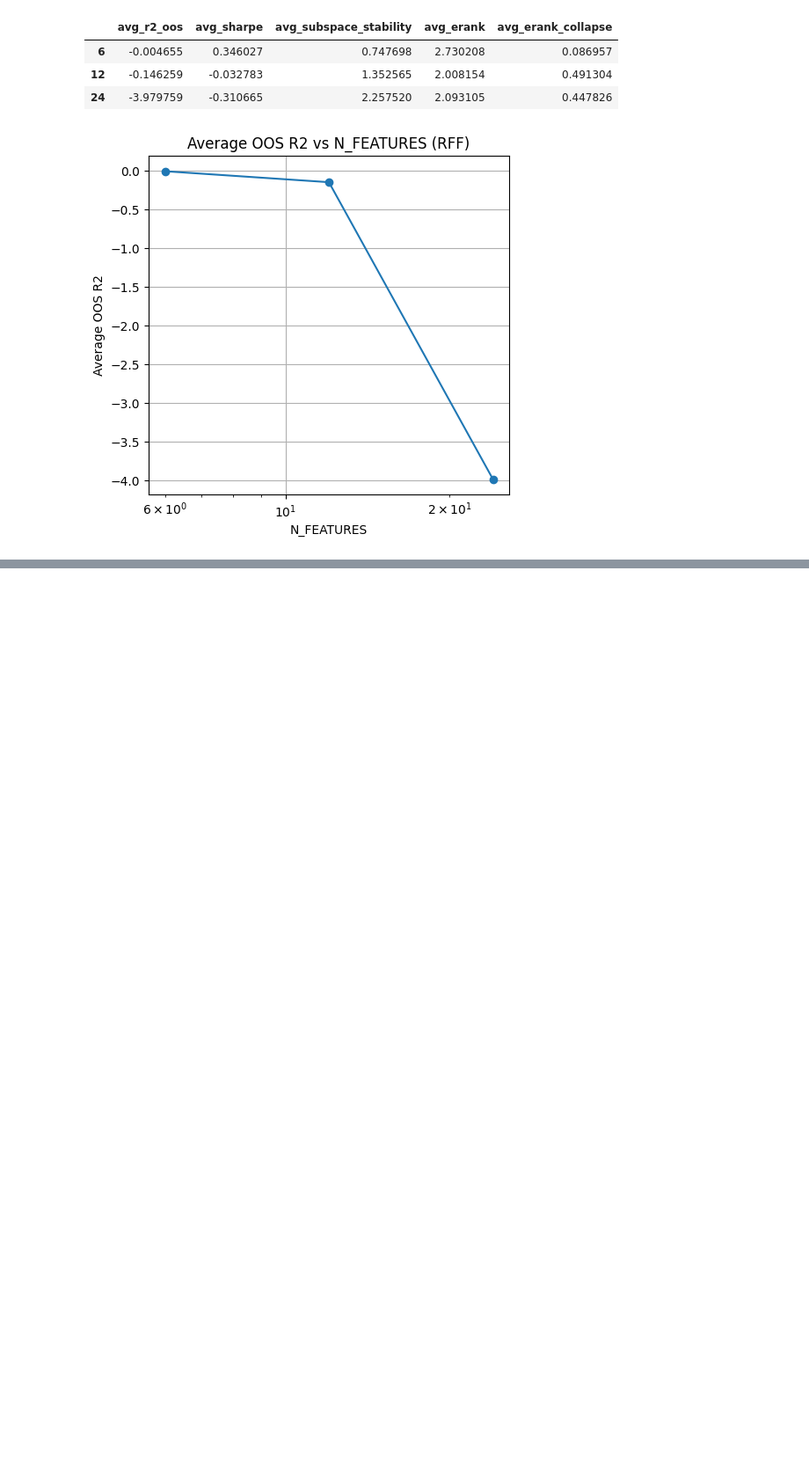
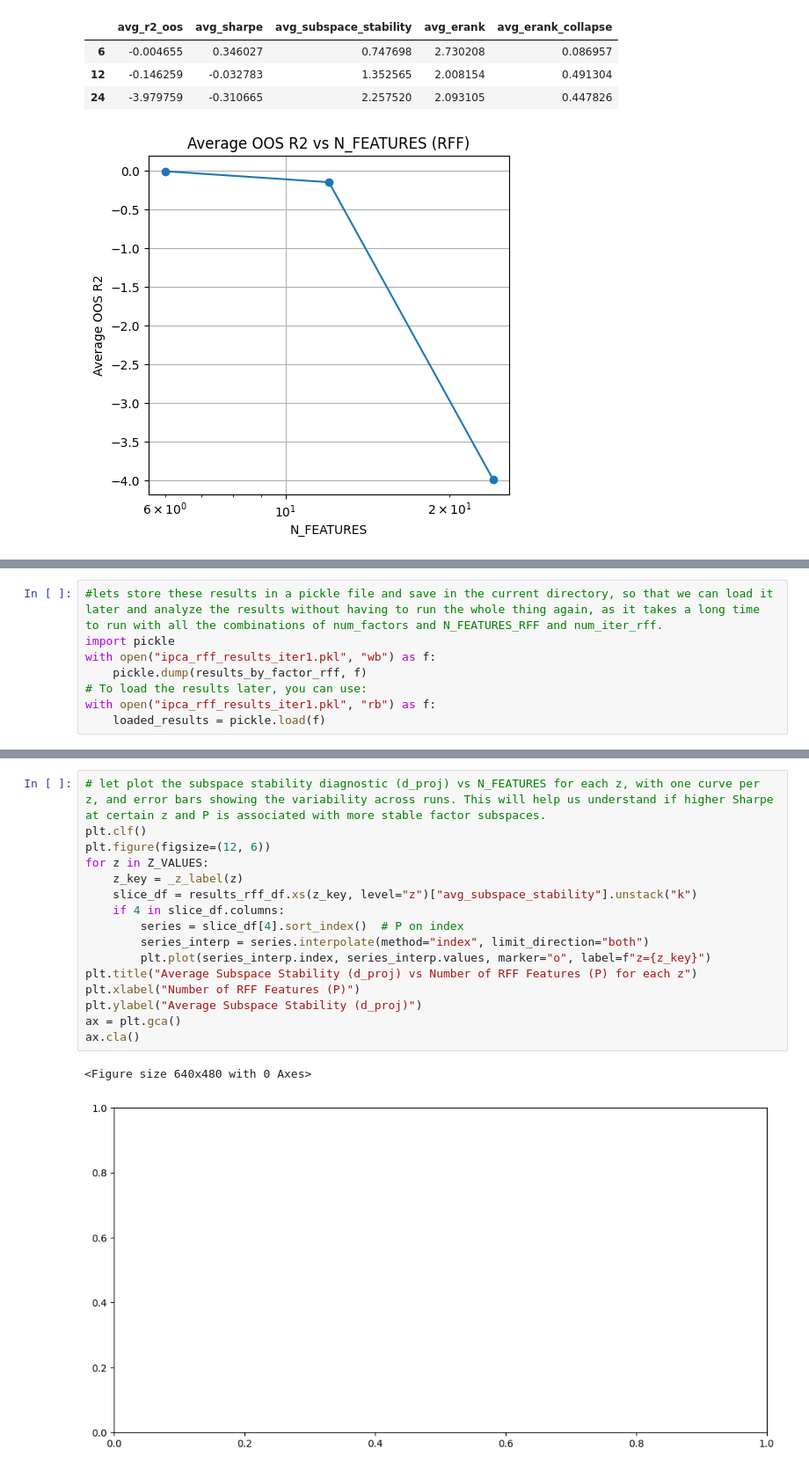
Before and after one commit to ItachiUchiha729/TheVirtueOfComplexity_PaperReplication_Experimentation, a Jupyter notebook: notebooks/VOC_everywhere.ipynb, the cells around one changed output, grey strips where cells are left out. Shown at 88% size. Drawn from its saved outputs; the diff is of its cells as text; blank space fills up the shorter version.

```diff
--- a/notebooks/VOC_everywhere.ipynb
+++ b/notebooks/VOC_everywhere.ipynb
@@ -1625,0 +1527,8 @@ Effective rank collapse fraction : 0.4565  (fraction of windows erank < k/2)
+# %%
+#lets store these results in a pickle file and save in the current directory, so that we can load it later and analyze the results without having to run the whole thing again, as it takes a long time to run with all the combinations of num_factors and N_FEATURES_RFF and num_iter_rff.
+import pickle
+with open("ipca_rff_results_iter1.pkl", "wb") as f:
+    pickle.dump(results_by_factor_rff, f)
+# To load the results later, you can use:
+with open("ipca_rff_results_iter1.pkl", "rb") as f:
+    loaded_results = pickle.load(f)
@@ -1625,0 +1811,19 @@ Effective rank collapse fraction : 0.4565  (fraction of windows erank < k/2)
+# %%
+# let plot the subspace stability diagnostic (d_proj) vs N_FEATURES for each z, with one curve per z, and error bars showing the variability across runs. This will help us understand if higher Sharpe at certain z and P is associated with more stable factor subspaces.
+plt.clf()
+plt.figure(figsize=(12, 6))
+for z in Z_VALUES:
+    z_key = _z_label(z)
+    slice_df = results_rff_df.xs(z_key, level="z")["avg_subspace_stability"].unstack("k")
+    if 4 in slice_df.columns:
+        series = slice_df[4].sort_index()  # P on index
+        series_interp = series.interpolate(method="index", limit_direction="both")
+        plt.plot(series_interp.index, series_interp.values, marker="o", label=f"z={z_key}")
+plt.title("Average Subspace Stability (d_proj) vs Number of RFF Features (P) for each z")
+plt.xlabel("Number of RFF Features (P)")
+plt.ylabel("Average Subspace Stability (d_proj)")
+ax = plt.gca()
+ax.cla()
+# %% [output]
+<Figure size 640x480 with 0 Axes>
+[figure, added]
```
Also changed, not shown: parts of 45 cells of this notebook, 5 other files.
